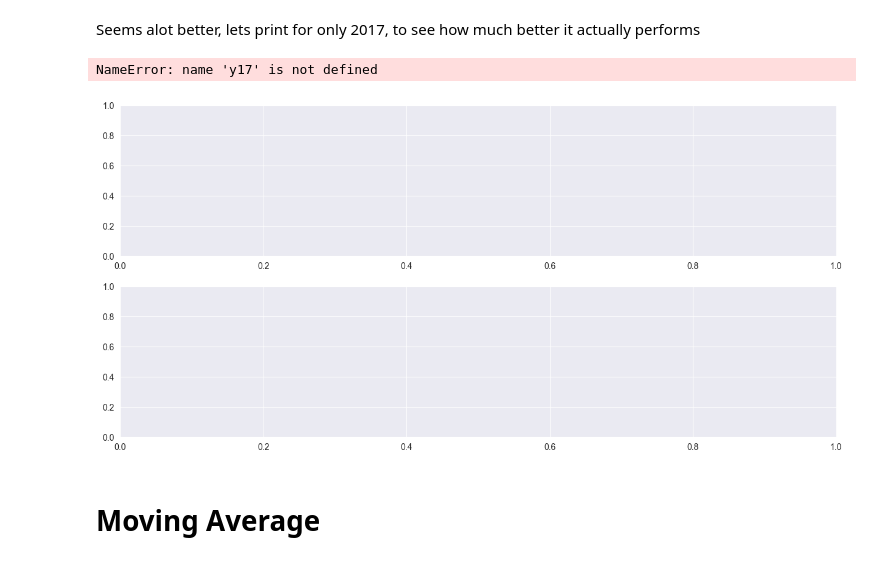
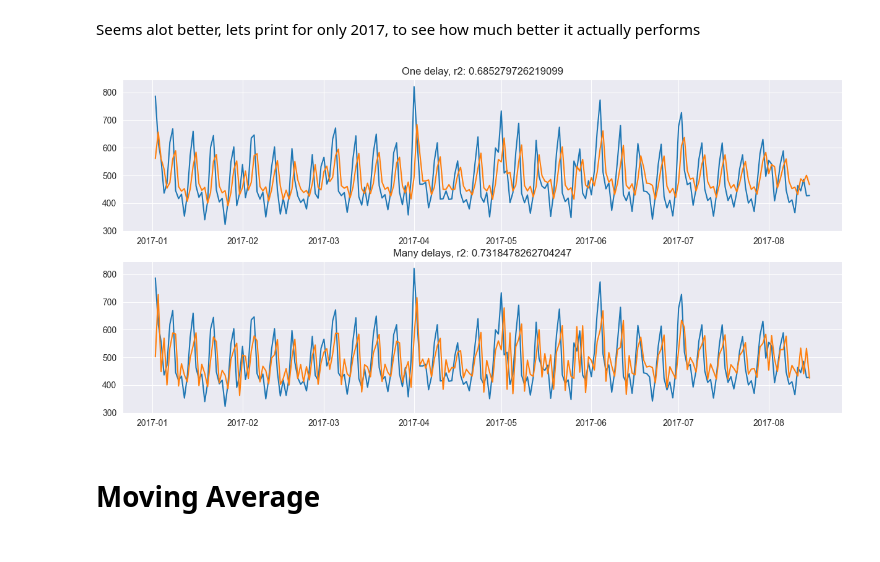
Before and after one commit to ErlingAmundsen/seasonality_prediction, a Jupyter notebook: preds.ipynb, the cells around one changed output. Saved outputs shown, nothing was run; the diff lists cells and outputs as text; code cells hidden in the pictures.

```diff
--- a/preds.ipynb
+++ b/preds.ipynb
@@ -134,35 +134,37 @@ except:
 
 time_dummy = np.arange(len(x.index))
 x['time'] = time_dummy
 
 
 one_delayed = x[['delayed1','time']].copy()
 many_delayed = x.copy()
 
 model_one = LinearRegression()
 model_many = LinearRegression()
 
 model_one.fit(one_delayed,y)
 model_many.fit(many_delayed,y)
 
 y_pred_one = pd.Series(model_one.predict(one_delayed), index=one_delayed.index)
 y_pred_many = pd.Series(model_many.predict(many_delayed), index=many_delayed.index)
+y17 = y[y.index.year==2017]
 
 one_r2 = metrics.r2_score(y, y_pred_one)
 many_r2 = metrics.r2_score(y, y_pred_many)
 
 fig, ax = plt.subplots(2,1, figsize=(15,7))
 
 ax[0].plot(y17, label='real')
 ax[0].plot(y_pred_one[y_pred_one.index.year==2017], label='predicted')
 ax[0].set_title('One delay, r2: '+str(one_r2))
 
 ax[1].plot(y17, label='real')
 ax[1].plot(y_pred_many[y_pred_many.index.year==2017], label='predicted')
 ax[1].set_title('Many delays, r2: '+str(many_r2))
+
+full_delayed = x.copy()
 # %% [output]
-NameError: name 'y17' is not defined
-[figure, old version]
+[figure, new version]
 # %% [markdown]
 # Moving Average
 # %%
```
Also changed, not shown: parts of 1 cell of this notebook.
